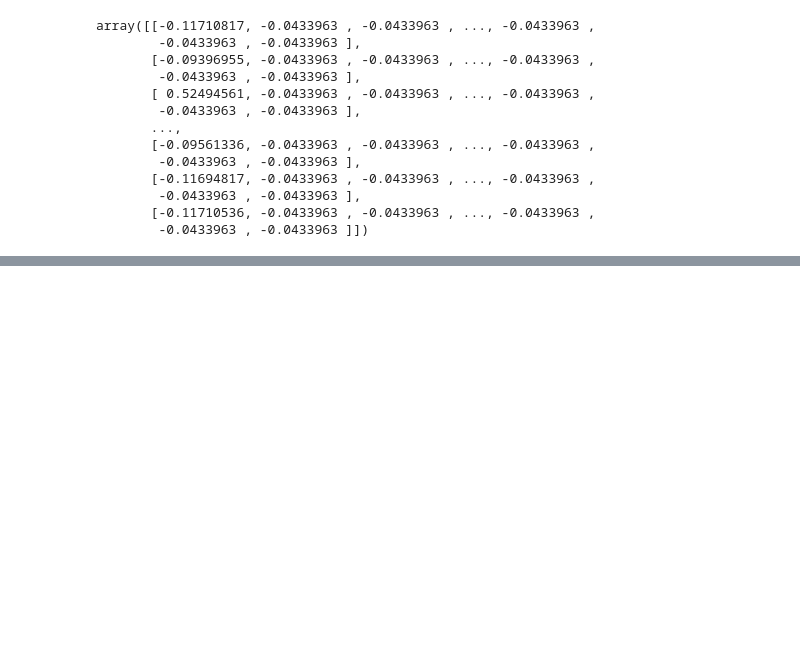
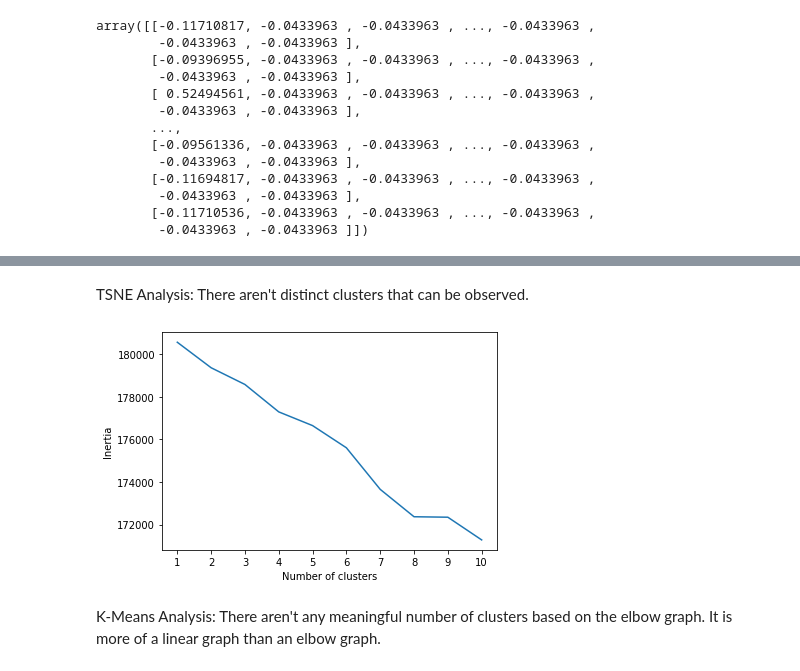
Before and after one commit to shermeenajani/Unsupervised-Machine-Learning, a Jupyter notebook: Unsupervised Machine Learning - Crypto.ipynb, the cells around one changed output, grey strips where cells are left out. Saved outputs shown, nothing was run; the diff lists cells and outputs as text; code cells hidden in the pictures; blank space fills up the shorter version.

```diff
--- a/Unsupervised Machine Learning - Crypto.ipynb
+++ b/Unsupervised Machine Learning - Crypto.ipynb
@@ -138,0 +195,29 @@ array([[-0.11710817, -0.0433963 , -0.0433963 , ..., -0.0433963 ,
+# %% [markdown]
+TSNE Analysis:
+There aren't distinct clusters that can be observed.
+# %%
+# Initializing KMean Model
+inertia = []
+# Same as k = list(range(1, 11))
+k = [1,2,3,4,5,6,7,8,9,10]
+
+
+# Looking for the best k
+for i in k:
+    km = KMeans(n_clusters=i, random_state=0)
+    km.fit(crypto_pca)
+    inertia.append(km.inertia_)
+
+# Define a DataFrame to plot the Elbow Curve using hvPlot
+elbow_data = {"k": k, "inertia": inertia}
+crypto_elbow = pd.DataFrame(elbow_data)
+
+plt.plot(crypto_elbow['k'], crypto_elbow['inertia'])
+plt.xticks(range(1,11))
+plt.xlabel('Number of clusters')
+plt.ylabel('Inertia')
+plt.show()
+# %% [output]
+[figure, added]
+# %% [markdown]
+K-Means Analysis: There aren't any meaningful number of clusters based on the elbow graph.  It is more of a linear graph than an elbow graph.
```
Also changed, not shown: parts of 9 cells of this notebook.
